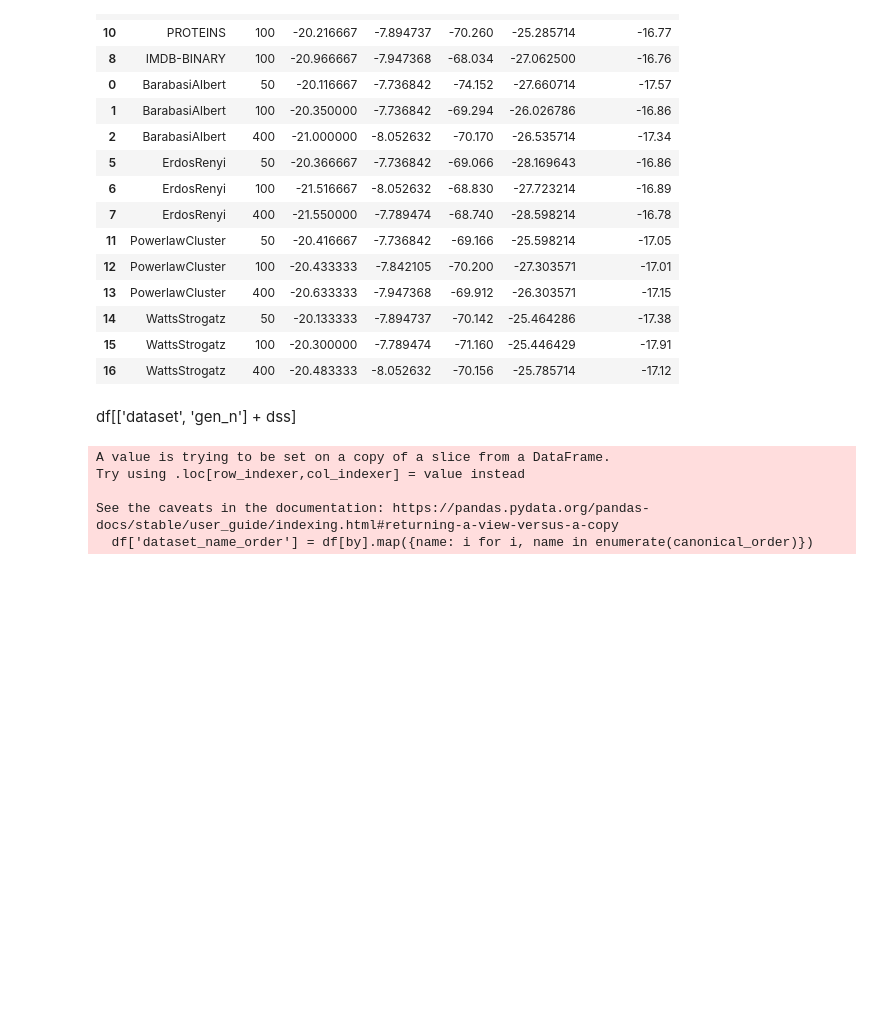
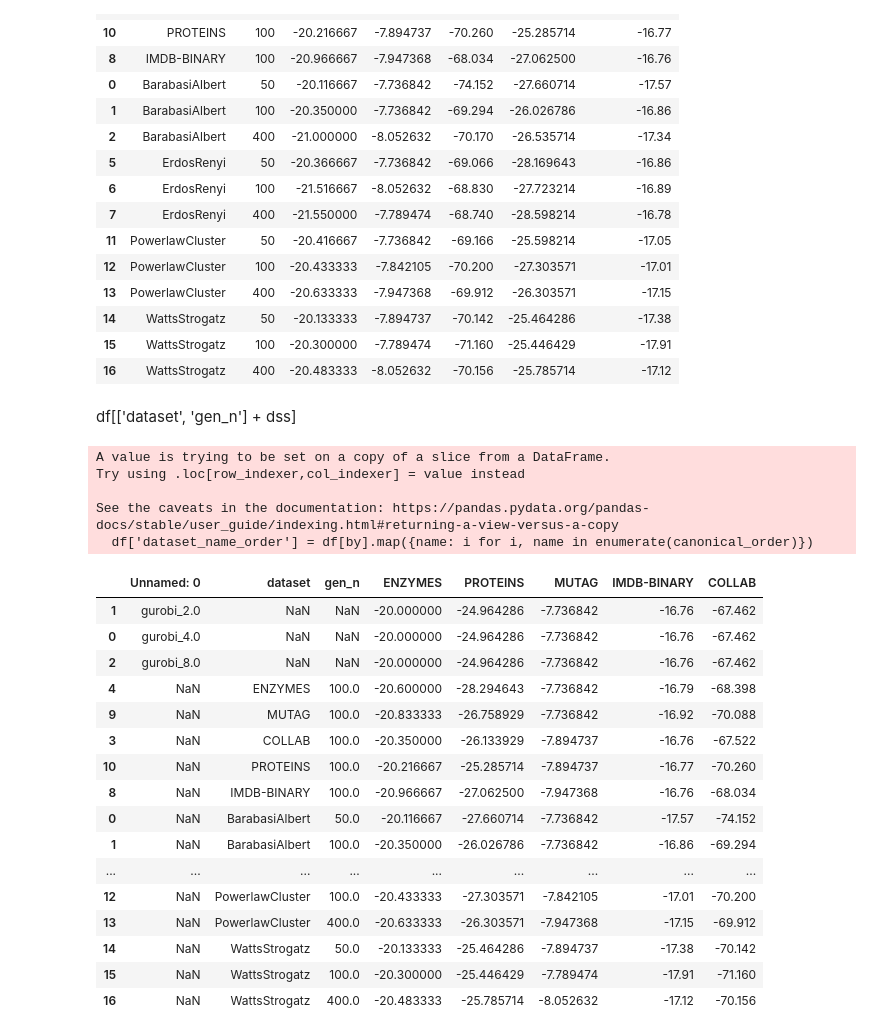
Before and after one commit to penlu/bespoke-gnn4do, a Jupyter notebook: analysis_ipynb/230927 Cross-validation.ipynb, the cells around one changed output. Drawn from its saved outputs; the diff is of its cells as text; code cells hidden in the pictures; blank space fills up the shorter version.

```diff
--- a/analysis_ipynb/230927 Cross-validation.ipynb
+++ b/analysis_ipynb/230927 Cross-validation.ipynb
@@ -159,10 +159,27 @@ reorder(df, canonical_order)
 # %% [markdown]
 df[['dataset', 'gen_n'] + dss]
 # %%
-pd.concat([ baselines[['Unnamed: 0'] + dss].sort_values('Unnamed: 0'), reorder(df[['dataset', 'gen_n'] + dss], canonical_order)])[['Unnamed: 0'] + ['dataset', 'gen_n'] + dss].to_csv('Generalizability.csv')
+pd.concat([ baselines[['Unnamed: 0'] + dss].sort_values('Unnamed: 0'), reorder(df[['dataset', 'gen_n'] + dss], canonical_order)])[['Unnamed: 0'] + ['dataset', 'gen_n'] + dss]#.to_csv('Generalizability.csv')
 # %% [output]
 A value is trying to be set on a copy of a slice from a DataFrame.
 Try using .loc[row_indexer,col_indexer] = value instead
 
 See the caveats in the documentation: https://pandas.pydata.org/pandas-docs/stable/user_guide/indexing.html#returning-a-view-versus-a-copy
   df['dataset_name_order'] = df[by].map({name: i for i, name in enumerate(canonical_order)})
+|  | Unnamed: 0 | dataset | gen_n | ENZYMES | PROTEINS | MUTAG | IMDB-BINARY | COLLAB |
+| 1 | gurobi_2.0 | NaN | NaN | -20.000000 | -24.964286 | -7.736842 | -16.76 | -67.462 |
+| 0 | gurobi_4.0 | NaN | NaN | -20.000000 | -24.964286 | -7.736842 | -16.76 | -67.462 |
+| 2 | gurobi_8.0 | NaN | NaN | -20.000000 | -24.964286 | -7.736842 | -16.76 | -67.462 |
+| 4 | NaN | ENZYMES | 100.0 | -20.600000 | -28.294643 | -7.736842 | -16.79 | -68.398 |
+| 9 | NaN | MUTAG | 100.0 | -20.833333 | -26.758929 | -7.736842 | -16.92 | -70.088 |
+| 3 | NaN | COLLAB | 100.0 | -20.350000 | -26.133929 | -7.894737 | -16.76 | -67.522 |
+| 10 | NaN | PROTEINS | 100.0 | -20.216667 | -25.285714 | -7.894737 | -16.77 | -70.260 |
+| 8 | NaN | IMDB-BINARY | 100.0 | -20.966667 | -27.062500 | -7.947368 | -16.76 | -68.034 |
+| 0 | NaN | BarabasiAlbert | 50.0 | -20.116667 | -27.660714 | -7.736842 | -17.57 | -74.152 |
+| 1 | NaN | BarabasiAlbert | 100.0 | -20.350000 | -26.026786 | -7.736842 | -16.86 | -69.294 |
+| ... | ... | ... | ... | ... | ... | ... | ... | ... |
+| 12 | NaN | PowerlawCluster | 100.0 | -20.433333 | -27.303571 | -7.842105 | -17.01 | -70.200 |
+| 13 | NaN | PowerlawCluster | 400.0 | -20.633333 | -26.303571 | -7.947368 | -17.15 | -69.912 |
+| 14 | NaN | WattsStrogatz | 50.0 | -20.133333 | -25.464286 | -7.894737 | -17.38 | -70.142 |
+| 15 | NaN | WattsStrogatz | 100.0 | -20.300000 | -25.446429 | -7.789474 | -17.91 | -71.160 |
+| 16 | NaN | WattsStrogatz | 400.0 | -20.483333 | -25.785714 | -8.052632 | -17.12 | -70.156 |
```
Also changed, not shown: 10 other files.
